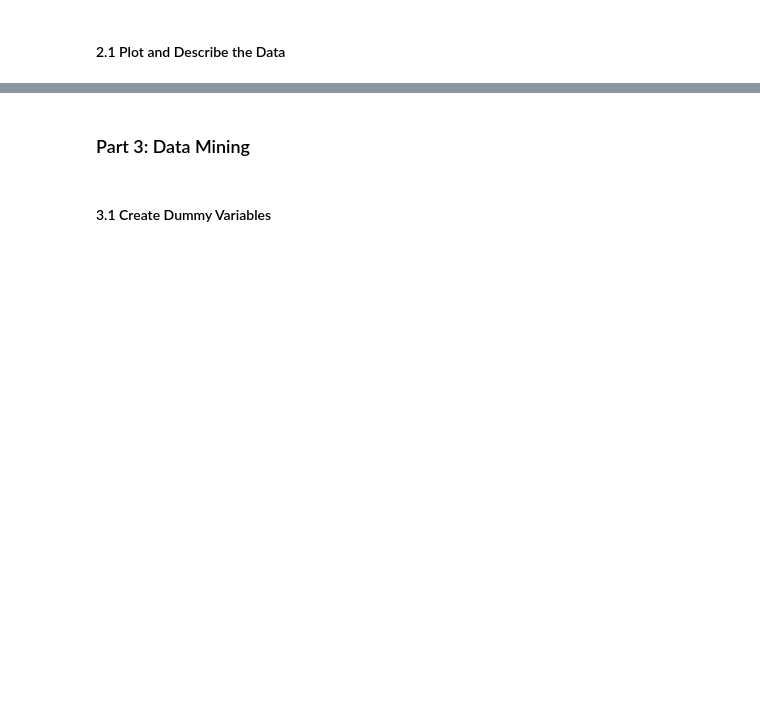
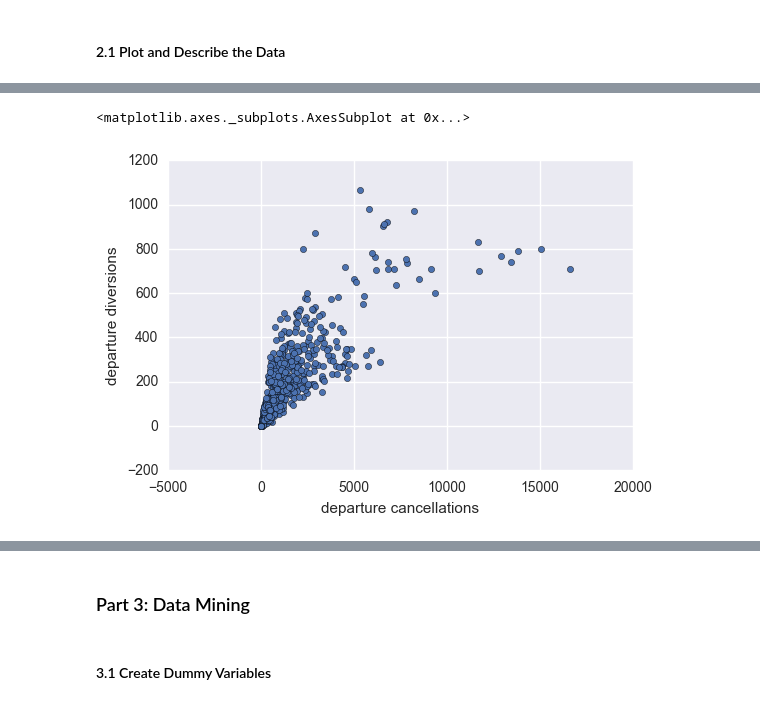
Before and after one commit to AndrewJeong89/GA-DSI, a Jupyter notebook: projects/projects-weekly/project-07/starter-code/project7- Airport - AJ.ipynb, the cells around one changed output, grey strips where cells are left out. Saved outputs shown, nothing was run; the diff lists cells and outputs as text; code cells hidden in the pictures; blank space fills up the shorter version.

```diff
--- a/projects/projects-weekly/project-07/starter-code/project7- Airport - AJ.ipynb
+++ b/projects/projects-weekly/project-07/starter-code/project7- Airport - AJ.ipynb
@@ -139,0 +276,7 @@ from sklearn.decomposition import PCA
+# %%
+# relationship between departure cancellations and departure diversions
+
+airports.plot(kind='scatter', x='departure cancellations', y='departure diversions')
+# %% [output]
+<matplotlib.axes._subplots.AxesSubplot at 0x...>
+[figure, added]
```
Also changed, not shown: parts of 49 cells of this notebook, 1 other file.
